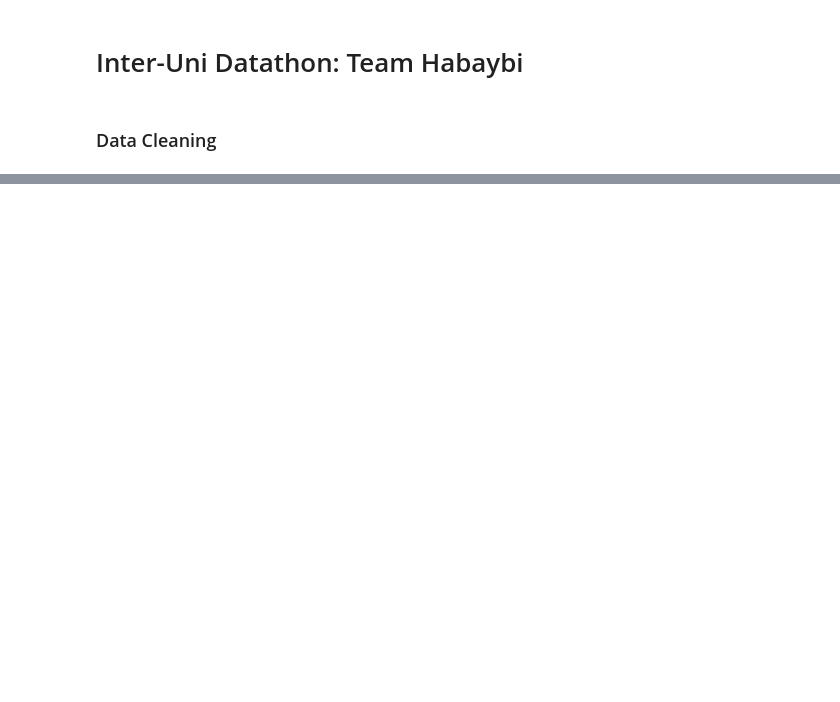
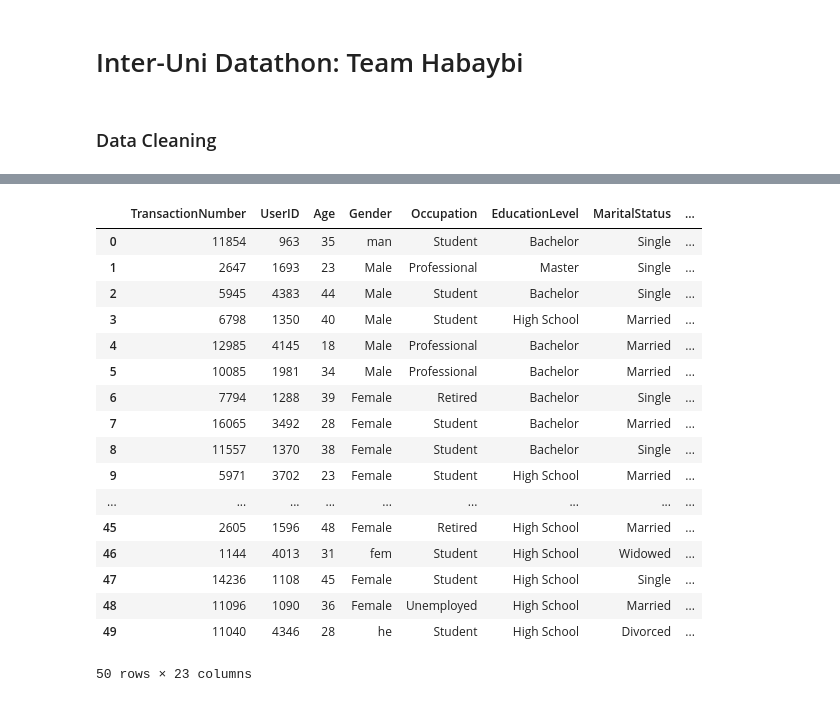
Before and after one commit to snousind/Inter-Uni-Datathon, a Jupyter notebook: datacleaning.ipynb, the cells around one changed output, grey strips where cells are left out. Drawn from its saved outputs; the diff is of its cells as text; code cells hidden in the pictures; blank space fills up the shorter version.

```diff
--- a/datacleaning.ipynb
+++ b/datacleaning.ipynb
@@ -42,0 +24,21 @@ NameError: name 'data' is not defined
+# %%
+test.head(50)
+# %% [output]
+|  | TransactionNumber | UserID | Age | Gender | Occupation | EducationLevel | MaritalStatus | ... |
+| 0 | 11854 | 963 | 35 | man | Student | Bachelor | Single | ... |
+| 1 | 2647 | 1693 | 23 | Male | Professional | Master | Single | ... |
+| 2 | 5945 | 4383 | 44 | Male | Student | Bachelor | Single | ... |
+| 3 | 6798 | 1350 | 40 | Male | Student | High School | Married | ... |
+| 4 | 12985 | 4145 | 18 | Male | Professional | Bachelor | Married | ... |
+| 5 | 10085 | 1981 | 34 | Male | Professional | Bachelor | Married | ... |
+| 6 | 7794 | 1288 | 39 | Female | Retired | Bachelor | Single | ... |
+| 7 | 16065 | 3492 | 28 | Female | Student | Bachelor | Married | ... |
+| 8 | 11557 | 1370 | 38 | Female | Student | Bachelor | Single | ... |
+| 9 | 5971 | 3702 | 23 | Female | Student | High School | Married | ... |
+| ... | ... | ... | ... | ... | ... | ... | ... | ... |
+| 45 | 2605 | 1596 | 48 | Female | Retired | High School | Married | ... |
+| 46 | 1144 | 4013 | 31 | fem | Student | High School | Widowed | ... |
+| 47 | 14236 | 1108 | 45 | Female | Student | High School | Single | ... |
+| 48 | 11096 | 1090 | 36 | Female | Unemployed | High School | Married | ... |
+| 49 | 11040 | 4346 | 28 | he | Student | High School | Divorced | ... |
+50 rows × 23 columns
```
Also changed, not shown: parts of 3 cells of this notebook, 1 other file.
